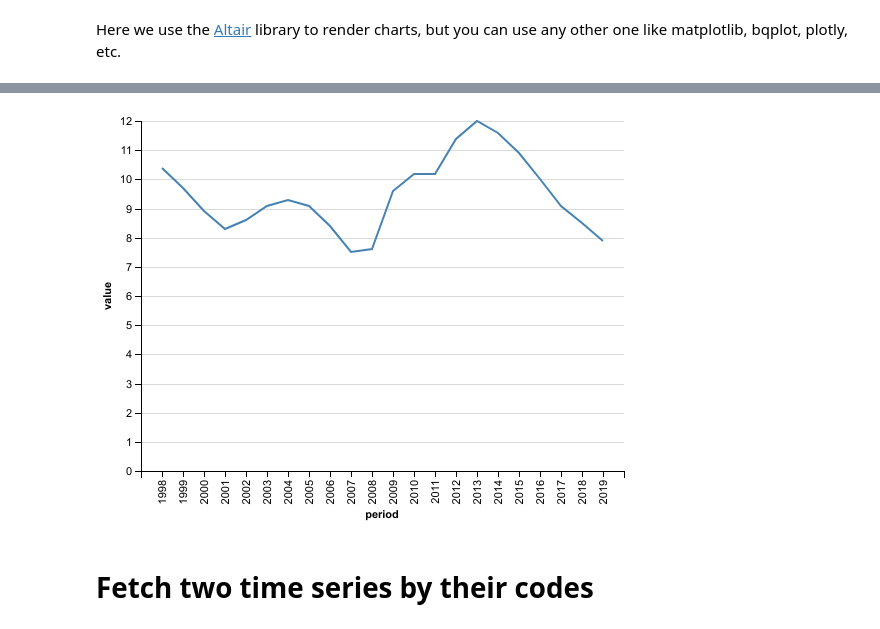
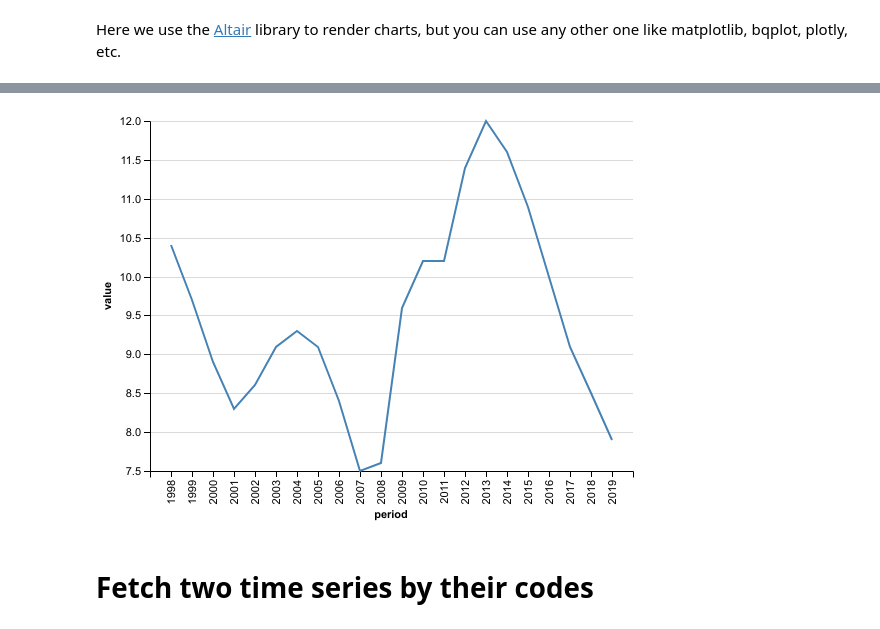
Before and after one commit to ceschi/dbnomics-python-client, a Jupyter notebook: index.ipynb, the cells around one changed output, grey strips where cells are left out. Saved outputs shown, nothing was run; the diff lists cells and outputs as text; code cells hidden in the pictures.

```diff
--- a/index.ipynb
+++ b/index.ipynb
@@ -23,11 +23,7 @@ First, let's assume that we know which series we want to download. A series is d
 
 For example, to fetch the time series `EA19.1.0.0.0.ZUTN` from the ["Unemployment rate" [ZUTN] dataset](https://next.nomics.world/AMECO/ZUTN) belonging to the [AMECO provider](https://next.nomics.world/AMECO):
 # %%
-df1 = fetch_series_by_codes(
-    provider_code='AMECO',
-    dataset_code='ZUTN',
-    series_codes=['EA19.1.0.0.0.ZUTN'],
-)
+df1 = fetch_series('AMECO', 'ZUTN', 'EA19.1.0.0.0.ZUTN')
 # %% [markdown]
 The returned data is stored in the `df1` variable. Its type is a [Pandas](http://pandas.pydata.org/) [`DataFrame`](https://pandas.pydata.org/pandas-docs/stable/dsintro.html#dataframe).
 
@@ -71,14 +67,14 @@ df1_clean.head()
 # %% [markdown]
 Here we use the [Altair](https://altair-viz.github.io/) library to render charts, but you can use any other one like matplotlib, bqplot, plotly, etc.
 # %%
-chart = alt.Chart(df1_clean).mark_line().encode(
+chart = Chart(df1_clean).mark_line().encode(
     x='period',
-    y='value',
+    y=Y('value', scale=Scale(zero=False)),
 )
 chart
 # %% [output]
 [interactive output not drawn]
-[figure, old version]
+[figure, new version]
 # %% [markdown]
 # Fetch two time series by their codes
 # %% [markdown]
```
Also changed, not shown: parts of 12 cells of this notebook, 4 other files.
